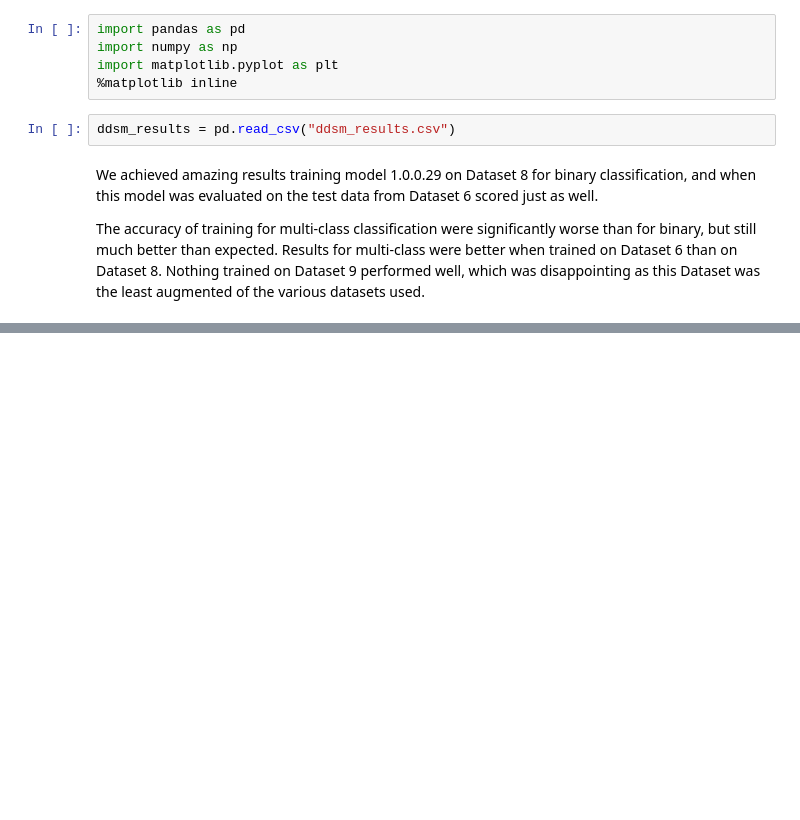
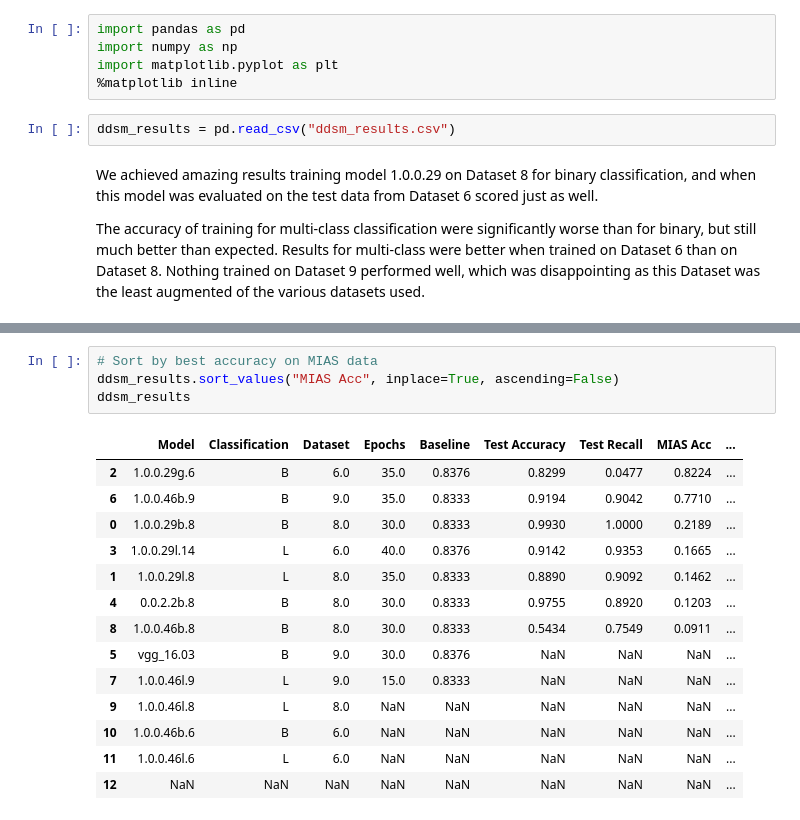
Before and after one commit to escuccim/mias-mammography, a Jupyter notebook: ddsm_results.ipynb, the cells around one changed output, grey strips where cells are left out. Cells and saved outputs as stored; diff of their text form; blank space fills up the shorter version.

Commit message:
More results

```diff
--- a/ddsm_results.ipynb
+++ b/ddsm_results.ipynb
@@ -49,0 +50,19 @@ ddsm_results
+# %%
+# Sort by best accuracy on MIAS data
+ddsm_results.sort_values("MIAS Acc", inplace=True, ascending=False)
+ddsm_results
+# %% [output]
+|  | Model | Classification | Dataset | Epochs | Baseline | Test Accuracy | Test Recall | MIAS Acc | ... |
+| 2 | 1.0.0.29g.6 | B | 6.0 | 35.0 | 0.8376 | 0.8299 | 0.0477 | 0.8224 | ... |
+| 6 | 1.0.0.46b.9 | B | 9.0 | 35.0 | 0.8333 | 0.9194 | 0.9042 | 0.7710 | ... |
+| 0 | 1.0.0.29b.8 | B | 8.0 | 30.0 | 0.8333 | 0.9930 | 1.0000 | 0.2189 | ... |
+| 3 | 1.0.0.29l.14 | L | 6.0 | 40.0 | 0.8376 | 0.9142 | 0.9353 | 0.1665 | ... |
+| 1 | 1.0.0.29l.8 | L | 8.0 | 35.0 | 0.8333 | 0.8890 | 0.9092 | 0.1462 | ... |
+| 4 | 0.0.2.2b.8 | B | 8.0 | 30.0 | 0.8333 | 0.9755 | 0.8920 | 0.1203 | ... |
+| 8 | 1.0.0.46b.8 | B | 8.0 | 30.0 | 0.8333 | 0.5434 | 0.7549 | 0.0911 | ... |
+| 5 | vgg_16.03 | B | 9.0 | 30.0 | 0.8376 | NaN | NaN | NaN | ... |
+| 7 | 1.0.0.46l.9 | L | 9.0 | 15.0 | 0.8333 | NaN | NaN | NaN | ... |
+| 9 | 1.0.0.46l.8 | L | 8.0 | NaN | NaN | NaN | NaN | NaN | ... |
+| 10 | 1.0.0.46b.6 | B | 6.0 | NaN | NaN | NaN | NaN | NaN | ... |
+| 11 | 1.0.0.46l.6 | L | 6.0 | NaN | NaN | NaN | NaN | NaN | ... |
+| 12 | NaN | NaN | NaN | NaN | NaN | NaN | NaN | NaN | ... |
```
Also changed, not shown: parts of 3 cells of this notebook, 4 other files.
